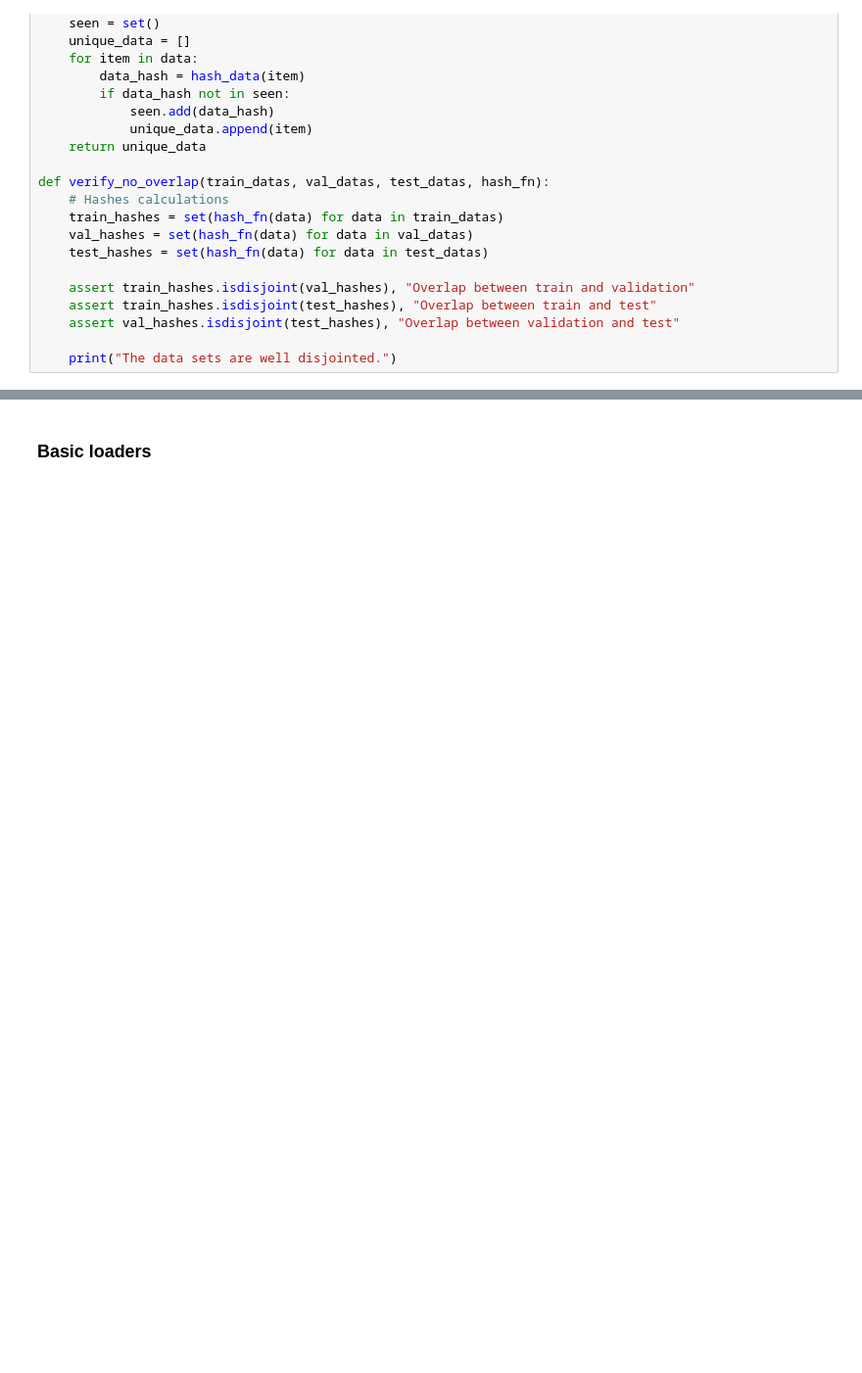
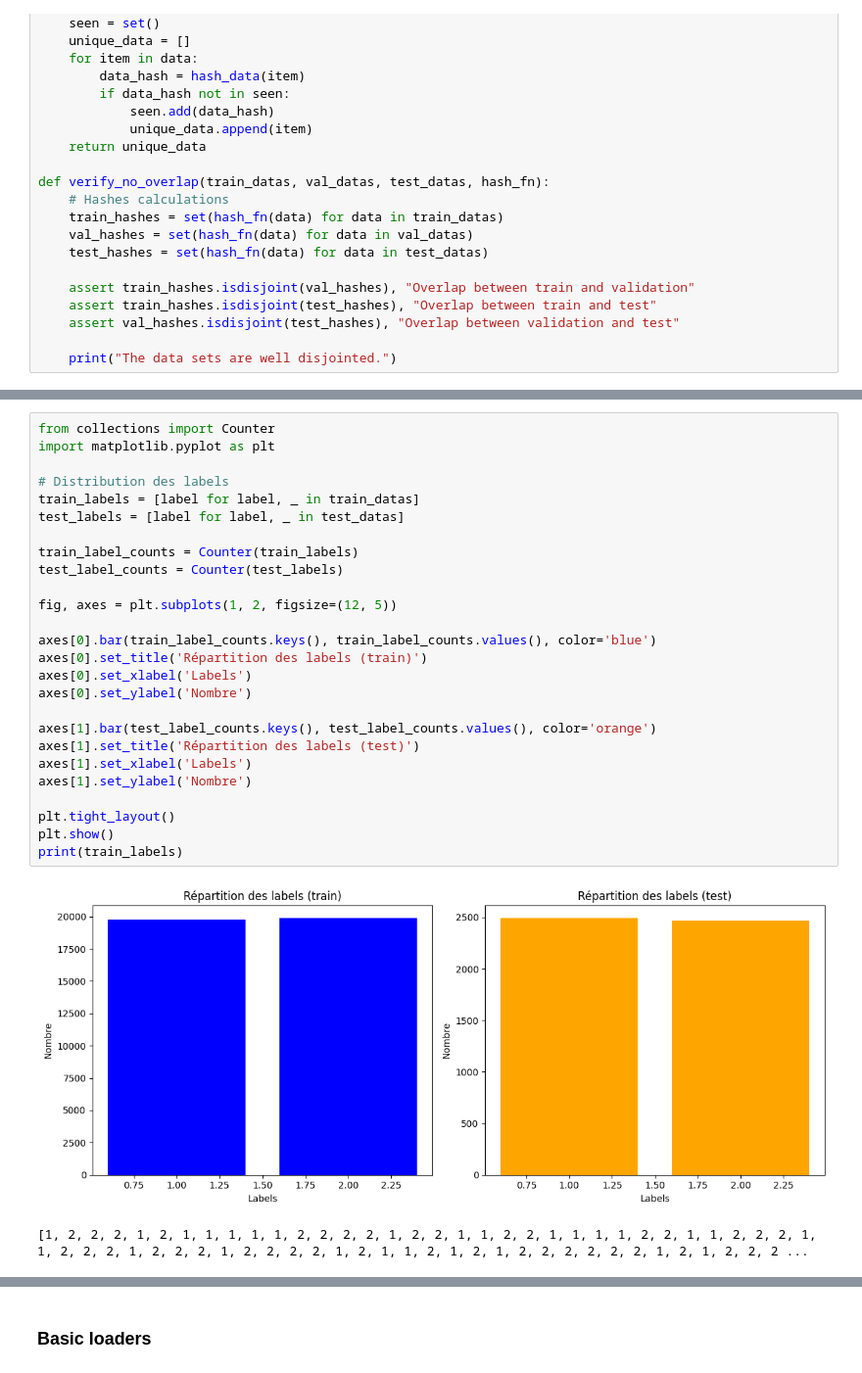
Before and after one commit to Totm33606/hddl_project, a Jupyter notebook: project4/rnn.ipynb, the cells around one changed output, grey strips where cells are left out. Shown at 98% size. Cells and saved outputs as stored; diff of their text form; blank space fills up the shorter version.

```diff
--- a/project4/rnn.ipynb
+++ b/project4/rnn.ipynb
@@ -105,0 +118,29 @@ verify_no_overlap(train_datas, val_datas, test_datas, hash_fn=hash_data) # Usele
+# %%
+from collections import Counter
+import matplotlib.pyplot as plt
+
+# Distribution des labels
+train_labels = [label for label, _ in train_datas]
+test_labels = [label for label, _ in test_datas]
+
+train_label_counts = Counter(train_labels)
+test_label_counts = Counter(test_labels)
+
+fig, axes = plt.subplots(1, 2, figsize=(12, 5))
+
+axes[0].bar(train_label_counts.keys(), train_label_counts.values(), color='blue')
+axes[0].set_title('Répartition des labels (train)')
+axes[0].set_xlabel('Labels')
+axes[0].set_ylabel('Nombre')
+
+axes[1].bar(test_label_counts.keys(), test_label_counts.values(), color='orange')
+axes[1].set_title('Répartition des labels (test)')
+axes[1].set_xlabel('Labels')
+axes[1].set_ylabel('Nombre')
+
+plt.tight_layout()
+plt.show()
+print(train_labels)
+# %% [output]
+[figure, added]
+[1, 2, 2, 2, 1, 2, 1, 1, 1, 1, 1, 2, 2, 2, 2, 1, 2, 2, 1, 1, 2, 2, 1, 1, 1, 1, 2, 2, 1, 1, 2, 2, 2, 1, 1, 2, 2, 2, 1, 2, 2, 2, 1, 2, 2, 2, 2, 1, 2, 1, 1, 2, 1, 2, 1, 2, 2, 2, 2, 2, 2, 1, 2, 1, 2, 2, 2 ...
```
Also changed, not shown: parts of 43 cells of this notebook.
